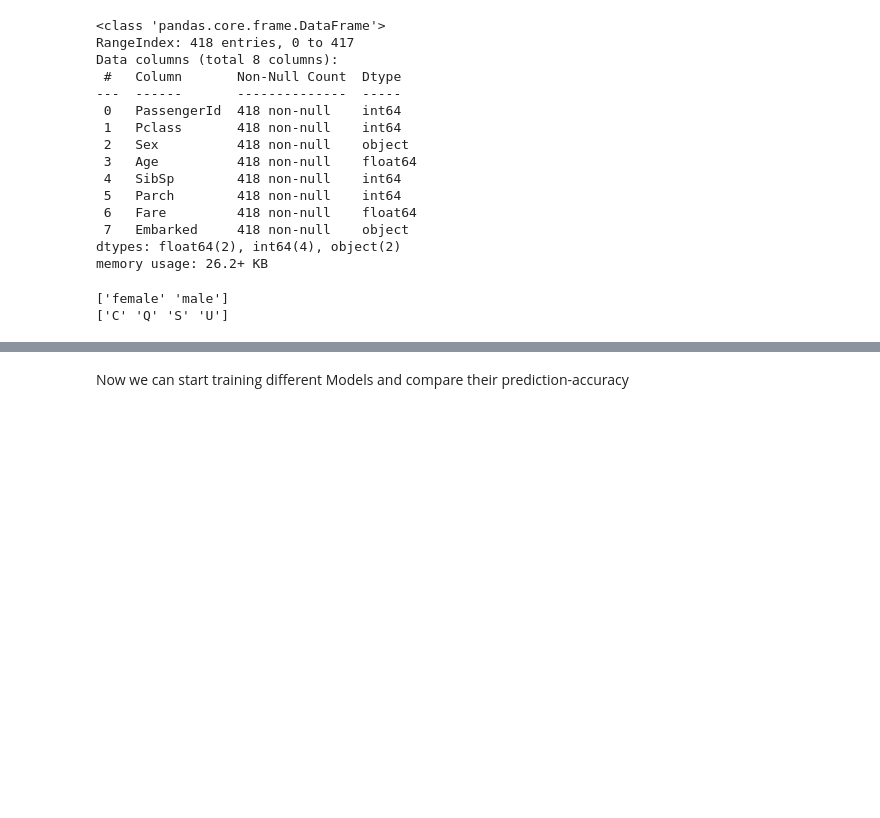
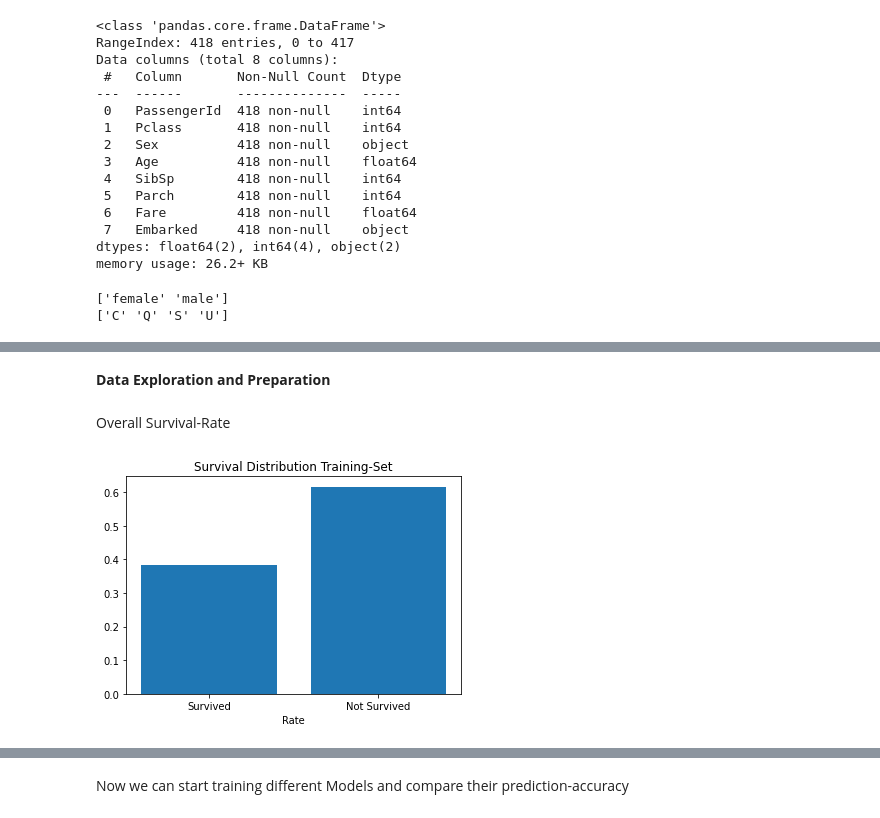
Before and after one commit to h-waldschmidt/Kaggle-Titanic, a Jupyter notebook: src/titanic_solution.ipynb, the cells around one changed output, grey strips where cells are left out. Drawn from its saved outputs; the diff is of its cells as text; code cells hidden in the pictures; blank space fills up the shorter version.

Commit message:
started Data Exploration

```diff
--- a/src/titanic_solution.ipynb
+++ b/src/titanic_solution.ipynb
@@ -118,0 +131,15 @@ for col in cols:
+# %% [markdown]
+**Data Exploration and Preparation**
+# %% [markdown]
+Overall Survival-Rate
+# %%
+survived = train_data['Survived'].value_counts()[1] /train_data.shape[0]
+not_survived = train_data['Survived'].value_counts()[0] / train_data.shape[0]
+
+plt.title('Survival Distribution Training-Set')
+plt.xlabel('Rate')
+plt.bar(['Survived', 'Not Survived'], [survived, not_survived])
+
+plt.show()
+# %% [output]
+[figure, added]
```
Also changed, not shown: parts of 6 cells of this notebook, 1 other file.
